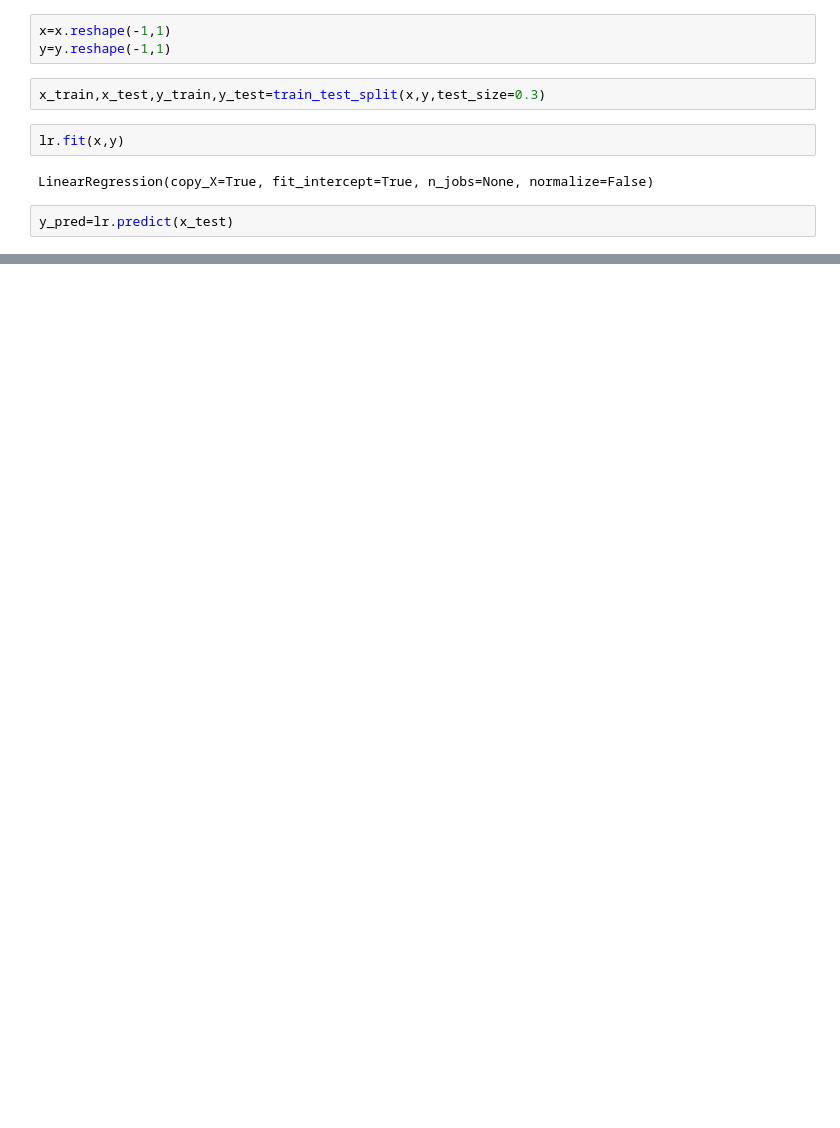
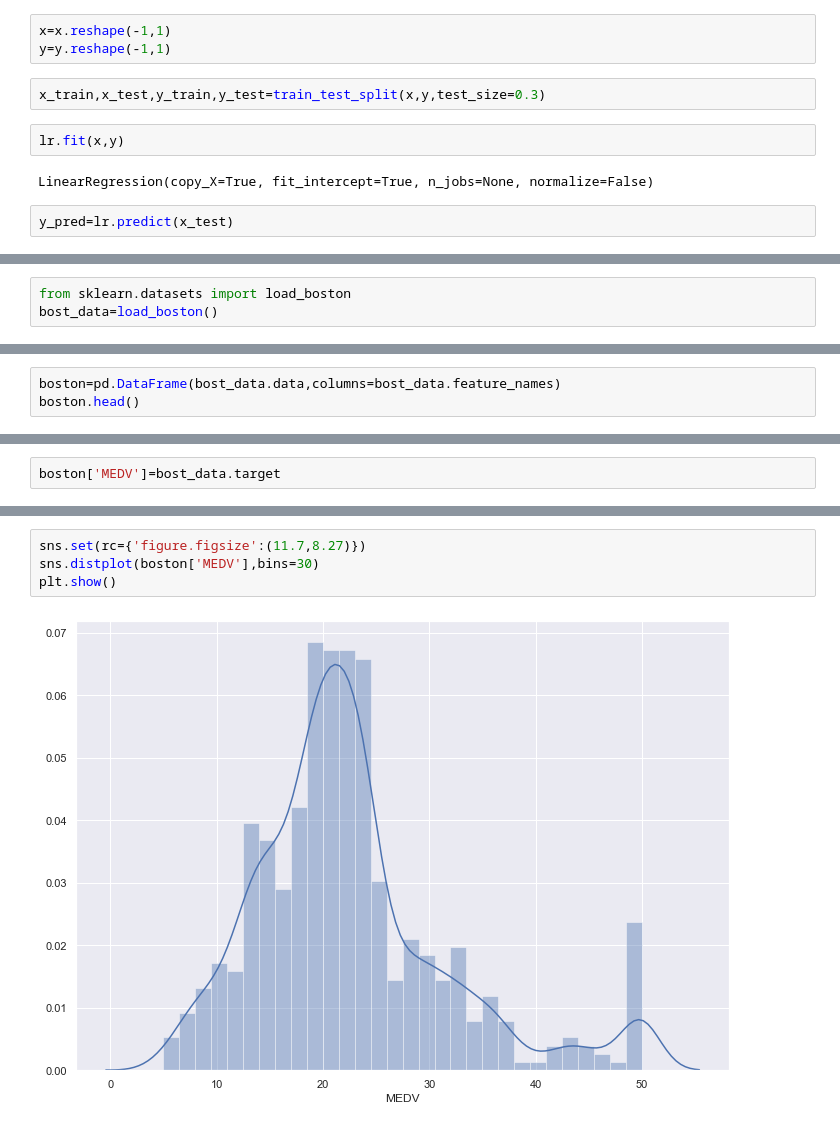
Before and after one commit to shag527/Machine-Learning, a Jupyter notebook: Predictive Models/Linear Regression.ipynb, the cells around one changed output, grey strips where cells are left out. Saved outputs shown, nothing was run; the diff lists cells and outputs as text; blank space fills up the shorter version.

```diff
--- a/Predictive Models/Linear Regression.ipynb
+++ b/Predictive Models/Linear Regression.ipynb
@@ -71,0 +86,3 @@ plt.show()
+# %%
+from sklearn.datasets import load_boston
+bost_data=load_boston()
@@ -71,0 +97,3 @@ plt.show()
+# %%
+boston=pd.DataFrame(bost_data.data,columns=bost_data.feature_names)
+boston.head()
@@ -71,0 +107,2 @@ plt.show()
+# %%
+boston['MEDV']=bost_data.target
@@ -71,0 +136,6 @@ plt.show()
+# %%
+sns.set(rc={'figure.figsize':(11.7,8.27)})
+sns.distplot(boston['MEDV'],bins=30)
+plt.show()
+# %% [output]
+[figure, added]
```
Also changed, not shown: parts of 24 cells of this notebook, 1 other file.
